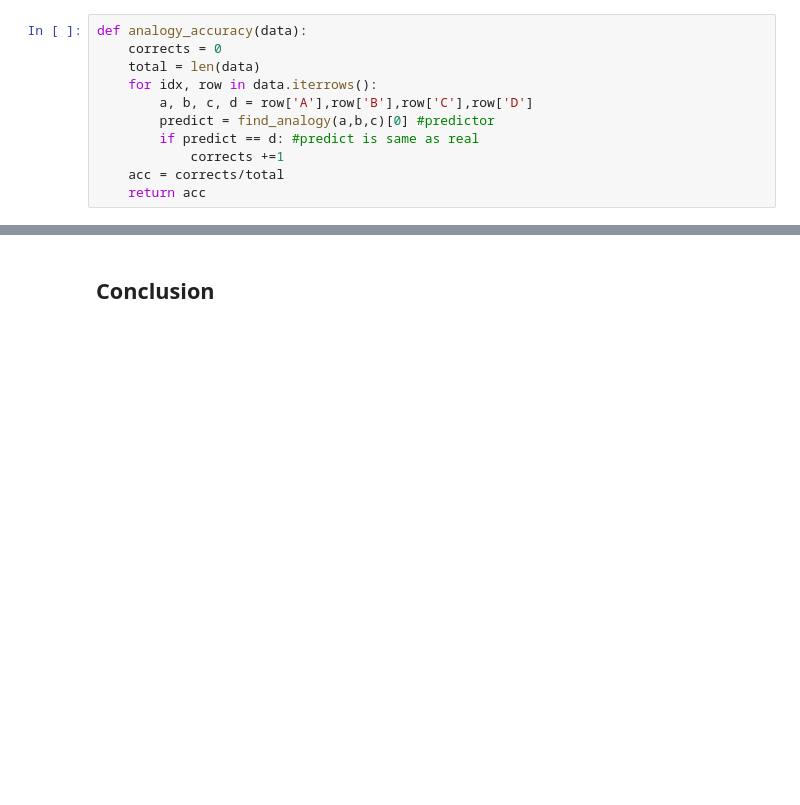
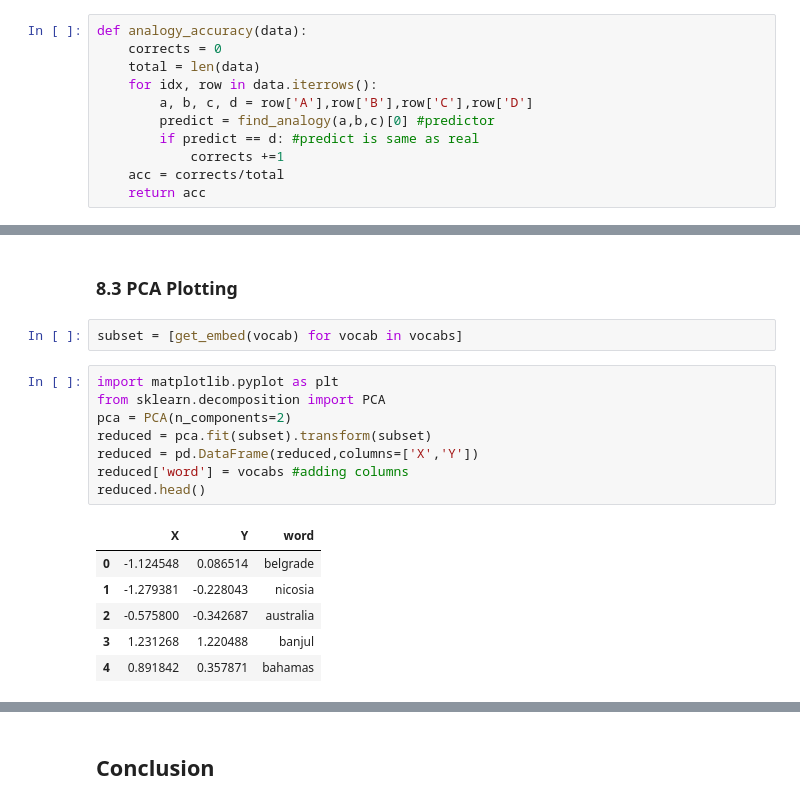
Before and after one commit to guntsvzz/DSAI-AIT, a Jupyter notebook: Course/Natural Language Understanding/Assignment/02 - GloVe.ipynb, the cells around one changed output, grey strips where cells are left out. Saved outputs shown, nothing was run; the diff lists cells and outputs as text; blank space fills up the shorter version.

```diff
--- a/Course/Natural Language Understanding/Assignment/02 - GloVe.ipynb
+++ b/Course/Natural Language Understanding/Assignment/02 - GloVe.ipynb
@@ -438,0 +445,19 @@ analogy_accuracy(data)
+# %% [markdown]
+### 8.3 PCA Plotting
+# %%
+subset = [get_embed(vocab) for vocab in vocabs]
+# %%
+import matplotlib.pyplot as plt
+from sklearn.decomposition import PCA
+pca = PCA(n_components=2)
+reduced = pca.fit(subset).transform(subset)
+reduced = pd.DataFrame(reduced,columns=['X','Y'])
+reduced['word'] = vocabs #adding columns
+reduced.head()
+# %% [output]
+|  | X | Y | word |
+| 0 | -1.124548 | 0.086514 | belgrade |
+| 1 | -1.279381 | -0.228043 | nicosia |
+| 2 | -0.575800 | -0.342687 | australia |
+| 3 | 1.231268 | 1.220488 | banjul |
+| 4 | 0.891842 | 0.357871 | bahamas |
```
Also changed, not shown: parts of 10 cells of this notebook.
